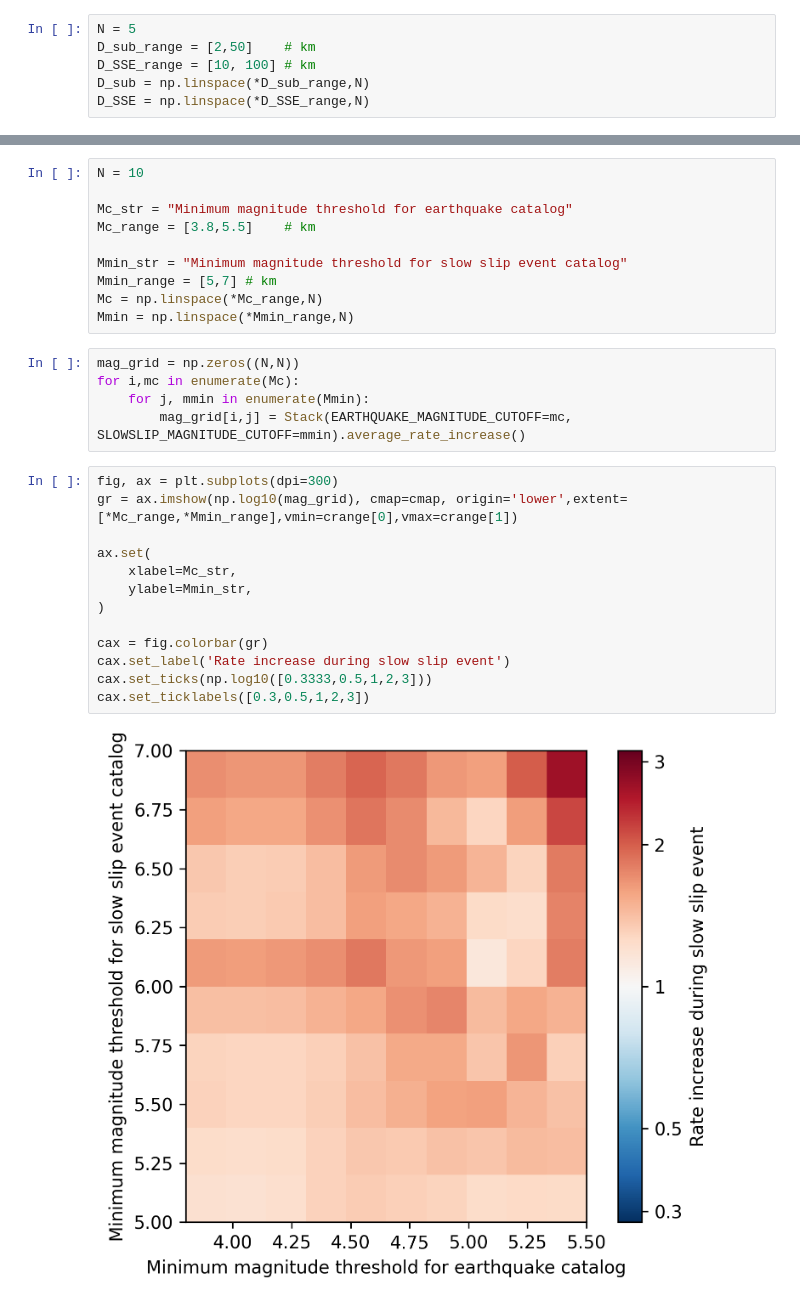
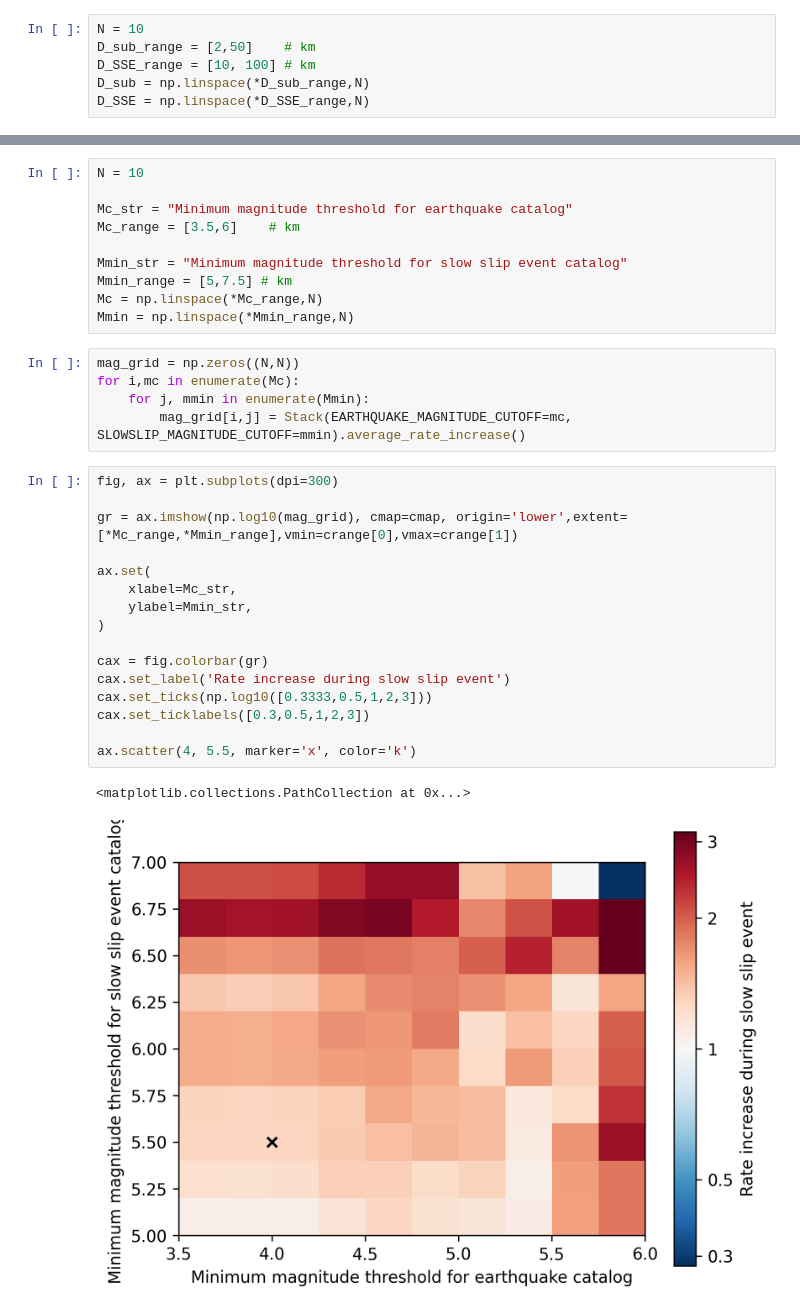
Before and after one commit to keliankaz/global_SSE, a Jupyter notebook: notebooks/sensitivity.ipynb, the cells around one changed output, grey strips where cells are left out. Drawn from its saved outputs; the diff is of its cells as text.

```diff
--- a/notebooks/sensitivity.ipynb
+++ b/notebooks/sensitivity.ipynb
@@ -10,7 +11,7 @@ cmap = 'RdBu_r'
 # %% [markdown]
 ## Sensitivity to space window
 # %%
-N = 5
+N = 10
 D_sub_range = [2,50]    # km
 D_SSE_range = [10, 100] # km
 D_sub = np.linspace(*D_sub_range,N)
@@ -41,10 +45,10 @@ cax.set_ticklabels([0.3,0.5,1,2,3])
 N = 10
 
 Mc_str = "Minimum magnitude threshold for earthquake catalog"
-Mc_range = [3.8,5.5]    # km
+Mc_range = [3.5,6]    # km
 
 Mmin_str = "Minimum magnitude threshold for slow slip event catalog"
-Mmin_range = [5,7] # km
+Mmin_range = [5,7.5] # km
 Mc = np.linspace(*Mc_range,N)
 Mmin = np.linspace(*Mmin_range,N)
 # %%
@@ -54,16 +58,20 @@ for i,mc in enumerate(Mc):
         mag_grid[i,j] = Stack(EARTHQUAKE_MAGNITUDE_CUTOFF=mc, SLOWSLIP_MAGNITUDE_CUTOFF=mmin).average_rate_increase()
 # %%
 fig, ax = plt.subplots(dpi=300)
+
 gr = ax.imshow(np.log10(mag_grid), cmap=cmap, origin='lower',extent=[*Mc_range,*Mmin_range],vmin=crange[0],vmax=crange[1])
 
 ax.set(
     xlabel=Mc_str,
     ylabel=Mmin_str,
 )
 
 cax = fig.colorbar(gr)
 cax.set_label('Rate increase during slow slip event')
 cax.set_ticks(np.log10([0.3333,0.5,1,2,3]))
 cax.set_ticklabels([0.3,0.5,1,2,3])
+
+ax.scatter(4, 5.5, marker='x', color='k')
 # %% [output]
+<matplotlib.collections.PathCollection at 0x...>
-[figure, old version]
+[figure, new version]
```
Also changed, not shown: parts of 15 cells of this notebook.
